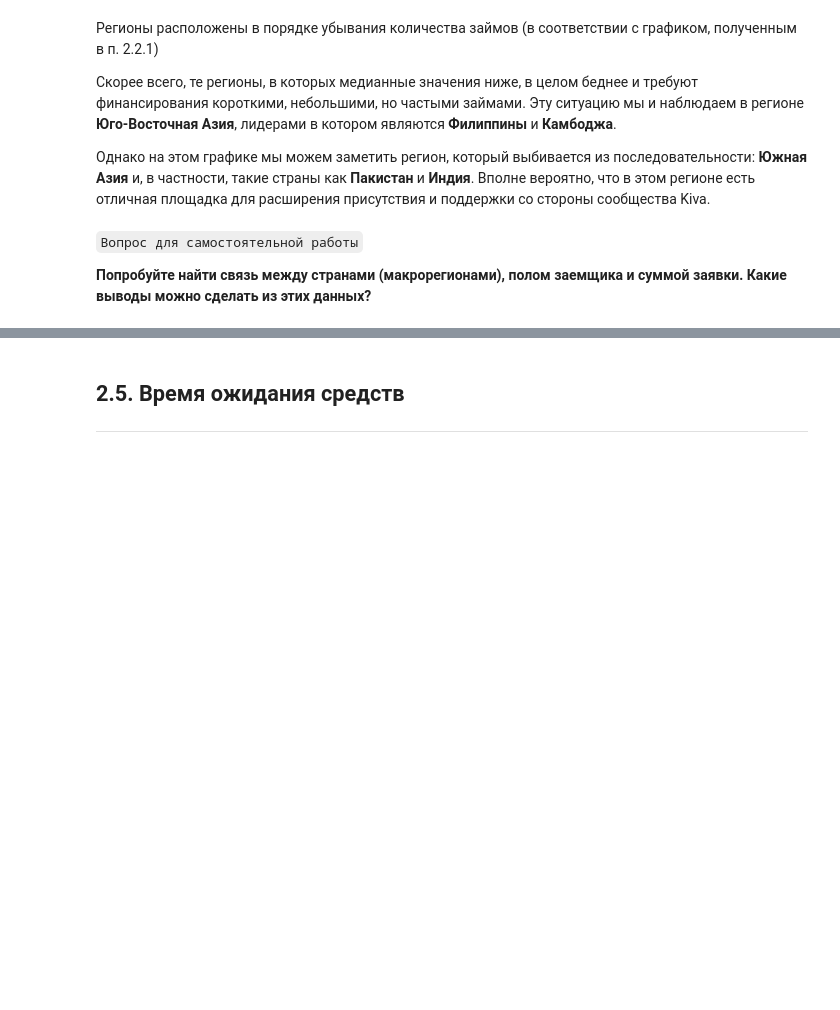
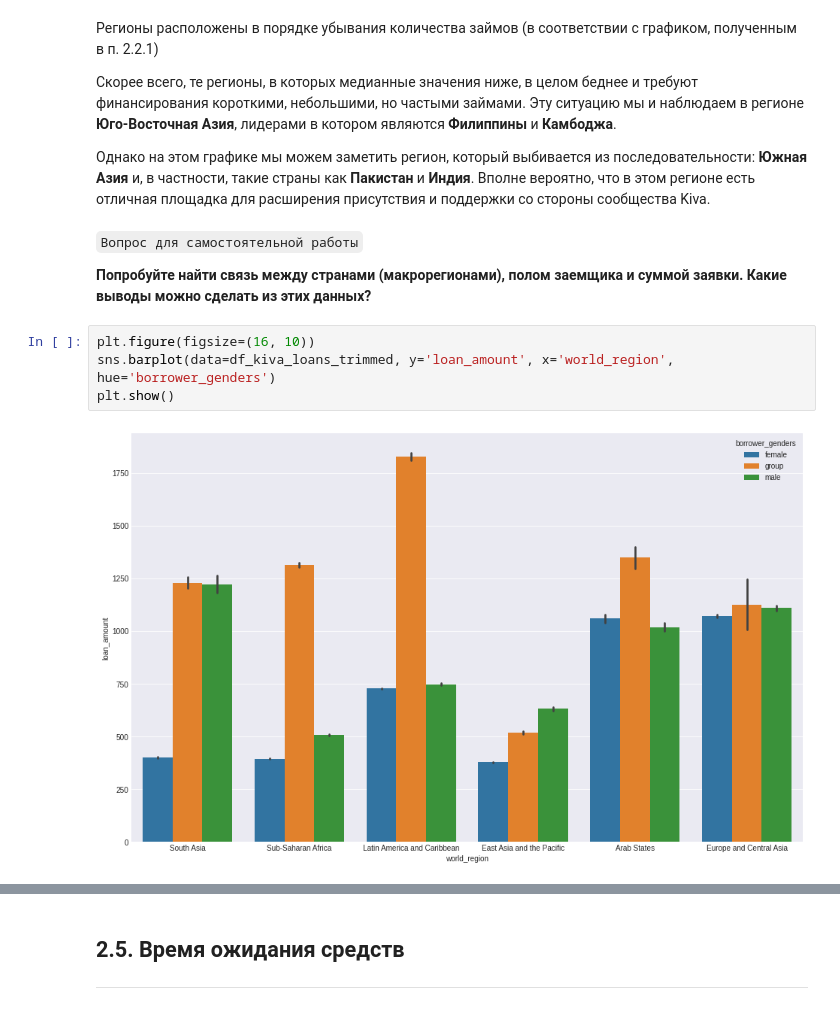
Before and after one commit to ddmitry80/ds_junior_analytics, a Jupyter notebook: Разведочный анализ данных EDA/Домашка/Мастер_класс_Разведочный_анализ_данных_&_Подготовка_отчетов_Конспект.ipynb, the cells around one changed output, grey strips where cells are left out. Cells and saved outputs as stored; diff of their text form; blank space fills up the shorter version.

```diff
--- a/Разведочный анализ данных EDA/Домашка/Мастер_класс_Разведочный_анализ_данных_&_Подготовка_отчетов_Конспект.ipynb
+++ b/Разведочный анализ данных EDA/Домашка/Мастер_класс_Разведочный_анализ_данных_&_Подготовка_отчетов_Конспект.ipynb
@@ -588,3 +699,9 @@ plt.show()
 `Вопрос для самостоятельной работы`
 
 **Попробуйте найти связь между странами (макрорегионами), полом заемщика и суммой заявки. Какие выводы можно сделать из этих данных?**
+# %%
+plt.figure(figsize=(16, 10))
+sns.barplot(data=df_kiva_loans_trimmed, y='loan_amount', x='world_region', hue='borrower_genders')
+plt.show()
+# %% [output]
+[figure, added]
```
Also changed, not shown: parts of 33 cells of this notebook.
